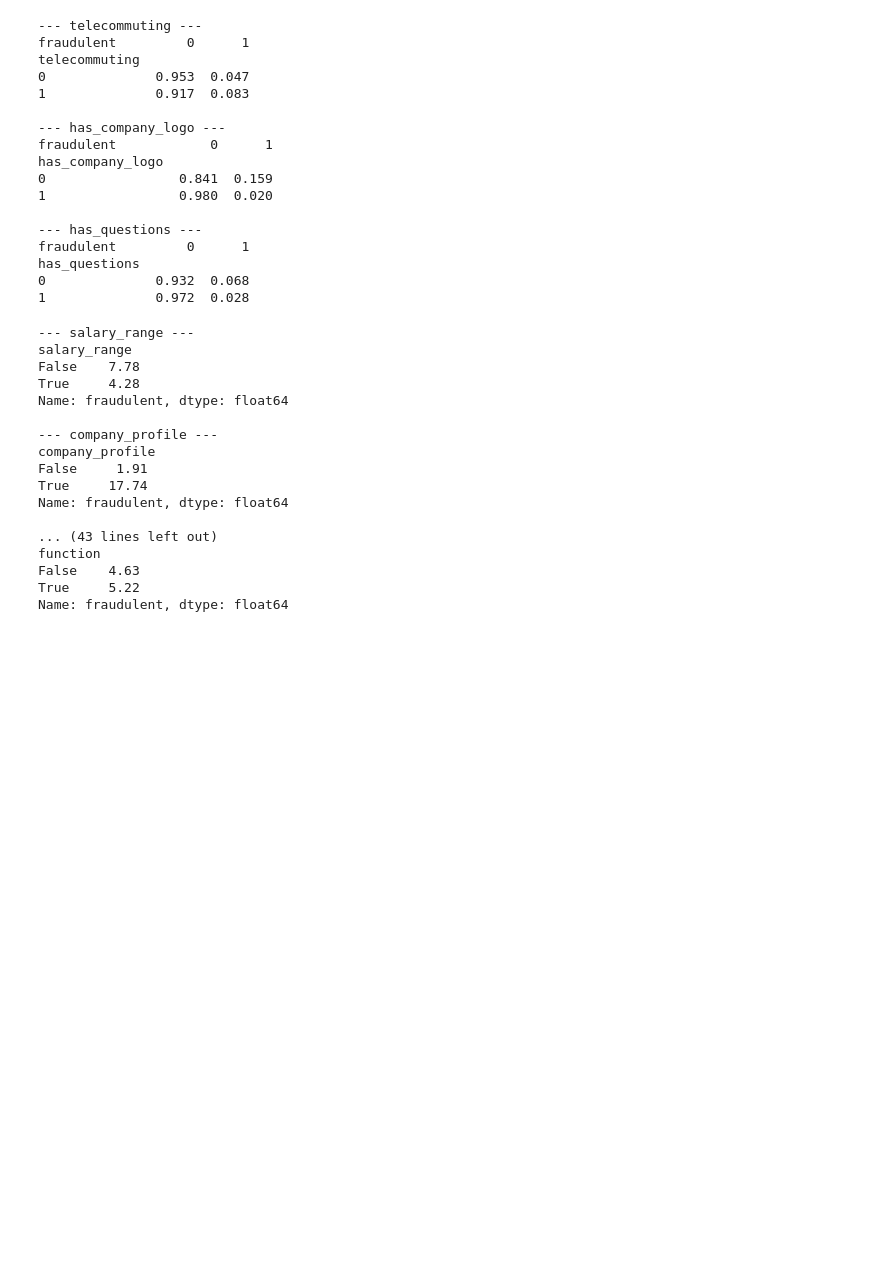
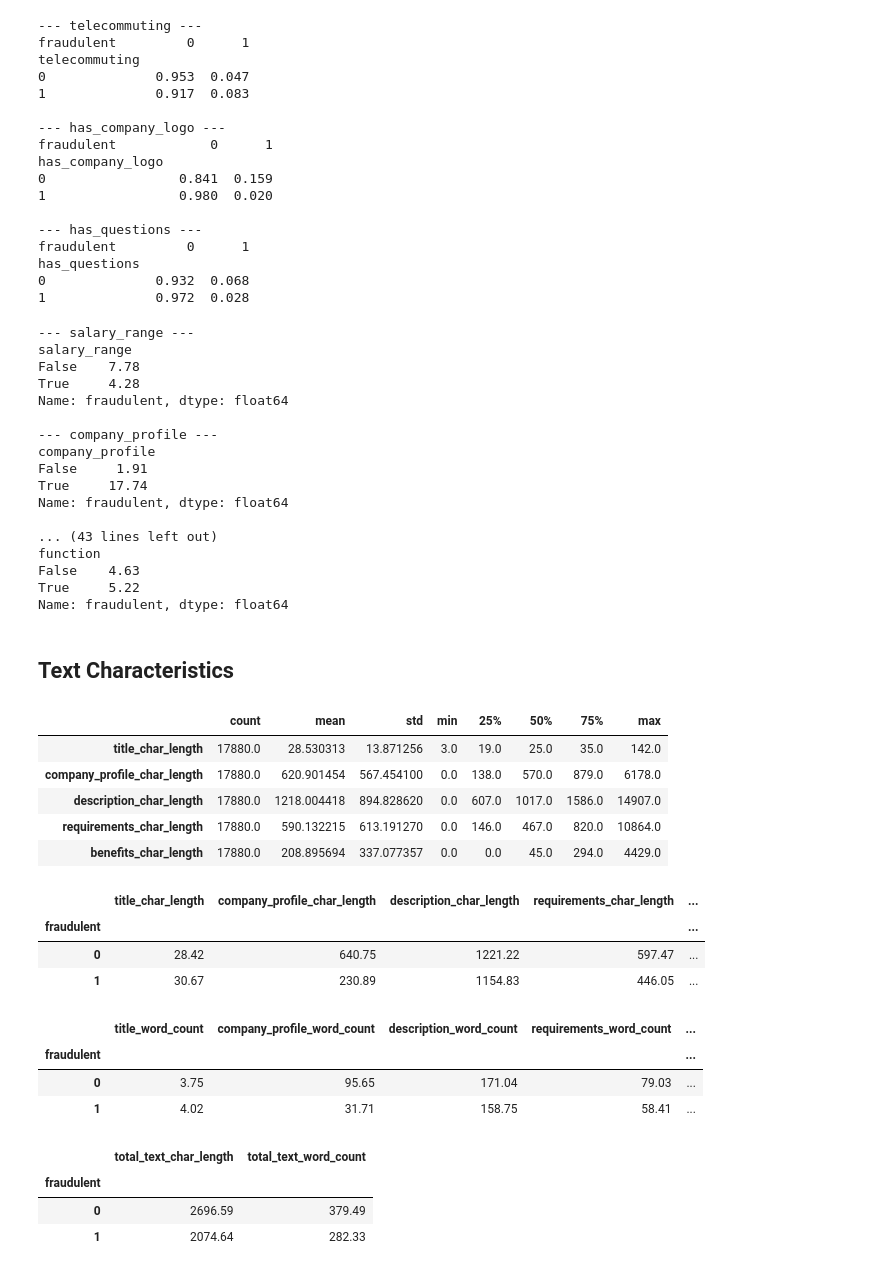
Before and after one commit to 1415-kunal/Fake_Job_Posting_Detection_System, a Jupyter notebook: Notebooks/01_dataset_inspection.ipynb, the cells around one changed output. Saved outputs shown, nothing was run; the diff lists cells and outputs as text; code cells hidden in the pictures; blank space fills up the shorter version.

```diff
--- a/Notebooks/01_dataset_inspection.ipynb
+++ b/Notebooks/01_dataset_inspection.ipynb
@@ -286,3 +286,5 @@ function
 False    4.63
 True     5.22
 Name: fraudulent, dtype: float64
+# %% [markdown]
+## Text Characteristics
@@ -288,0 +315,43 @@ Name: fraudulent, dtype: float64
+# %%
+length_columns = [
+    "title_char_length",
+    "company_profile_char_length",
+    "description_char_length",
+    "requirements_char_length",
+    "benefits_char_length"
+]
+
+df[length_columns].describe().T
+# %% [output]
+|  | count | mean | std | min | 25% | 50% | 75% | max |
+| title_char_length | 17880.0 | 28.530313 | 13.871256 | 3.0 | 19.0 | 25.0 | 35.0 | 142.0 |
+| company_profile_char_length | 17880.0 | 620.901454 | 567.454100 | 0.0 | 138.0 | 570.0 | 879.0 | 6178.0 |
+| description_char_length | 17880.0 | 1218.004418 | 894.828620 | 0.0 | 607.0 | 1017.0 | 1586.0 | 14907.0 |
+| requirements_char_length | 17880.0 | 590.132215 | 613.191270 | 0.0 | 146.0 | 467.0 | 820.0 | 10864.0 |
+| benefits_char_length | 17880.0 | 208.895694 | 337.077357 | 0.0 | 0.0 | 45.0 | 294.0 | 4429.0 |
+# %%
+text_analysis = df.groupby("fraudulent")[
+    length_columns
+].mean().round(2)
+
+text_analysis
+# %% [output]
+|  | title_char_length | company_profile_char_length | description_char_length | requirements_char_length | ... |
+| fraudulent |  |  |  |  | ... |
+| 0 | 28.42 | 640.75 | 1221.22 | 597.47 | ... |
+| 1 | 30.67 | 230.89 | 1154.83 | 446.05 | ... |
+# %%
+word_count_columns = [
+    "title_word_count",
+    "company_profile_word_count",
+    "description_word_count",
+    "requirements_word_count",
+    "benefits_word_count"
+]
+
+df.groupby("fraudulent")[word_count_columns].mean().round(2)
+# %% [output]
+|  | title_word_count | company_profile_word_count | description_word_count | requirements_word_count | ... |
+| fraudulent |  |  |  |  | ... |
+| 0 | 3.75 | 95.65 | 171.04 | 79.03 | ... |
+| 1 | 4.02 | 31.71 | 158.75 | 58.41 | ... |
@@ -288,0 +374,9 @@ Name: fraudulent, dtype: float64
+# %%
+df.groupby("fraudulent")[
+    ["total_text_char_length", "total_text_word_count"]
+].mean().round(2)
+# %% [output]
+|  | total_text_char_length | total_text_word_count |
+| fraudulent |  |  |
+| 0 | 2696.59 | 379.49 |
+| 1 | 2074.64 | 282.33 |
```
Also changed, not shown: parts of 11 cells of this notebook.
